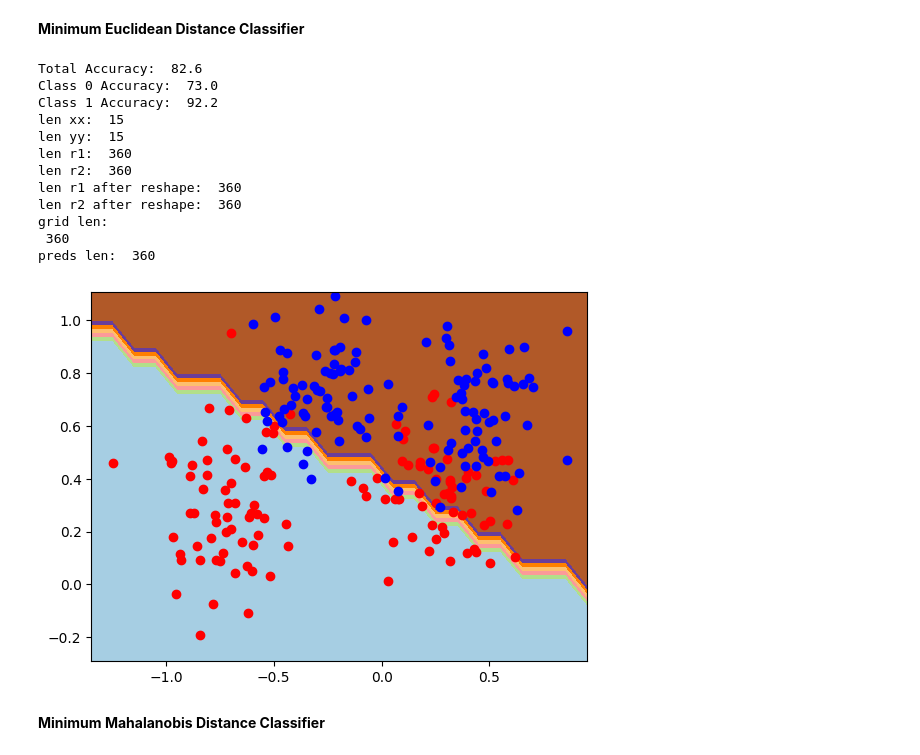
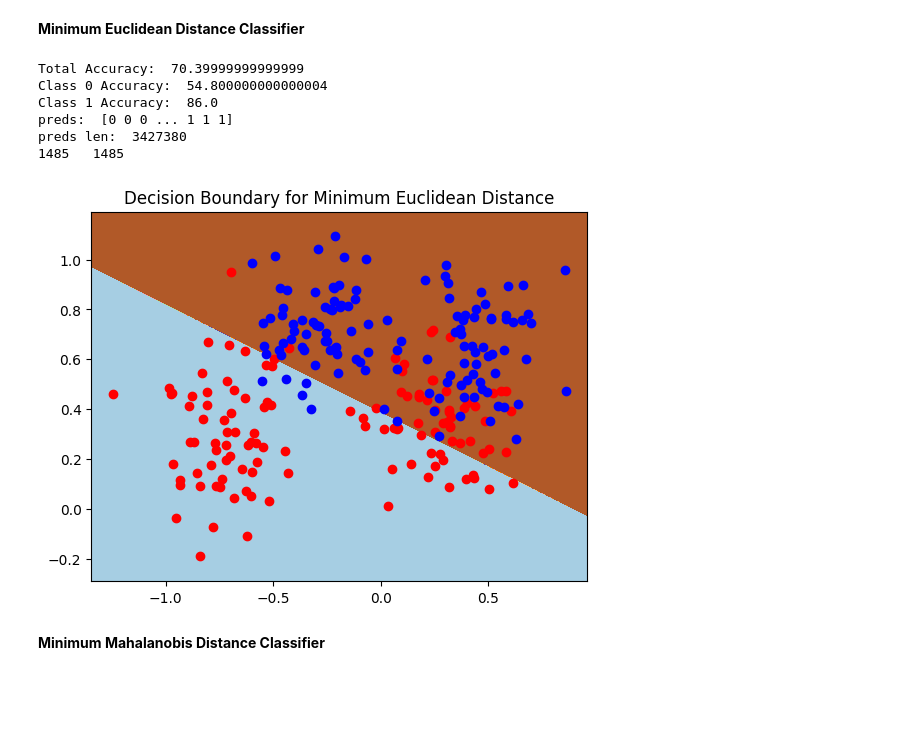
Before and after one commit to wcparham1/COSC522, a Jupyter notebook: CS522-Project1.ipynb, the cells around one changed output. Drawn from its saved outputs; the diff is of its cells as text; code cells hidden in the pictures; blank space fills up the shorter version.

```diff
--- a/CS522-Project1.ipynb
+++ b/CS522-Project1.ipynb
@@ -115,8 +115,15 @@ class MED_Classifier():
 
         for i in range(0, len(testing_set)):
             self.actual_class.append(testing_set[i][2])
-            c0 = (np.dot(np.transpose(self.means[0]) / self.sigmas[0], testing_set[i, :2]) - np.dot(np.transpose(self.means[0]), self.means[0]) / (2 * self.sigmas[0]) + np.log(self.prior))
-            c1 = (np.dot(np.transpose(self.means[1]) / self.sigmas[1], testing_set[i, :2]) - np.dot(np.transpose(self.means[1]), self.means[1]) / (2 * self.sigmas[1]) + np.log(self.prior))
+            #c0 = (np.dot(np.transpose(self.means[0]) / self.sigmas[0], testing_set[i, :2]) - np.dot(np.transpose(self.means[0]), self.means[0]) / (2 * self.sigmas[0]) + np.log(self.prior))
+            #c1 = (np.dot(np.transpose(self.means[1]) / self.sigmas[1], testing_set[i, :2]) - np.dot(np.transpose(self.means[1]), self.means[1]) / (2 * self.sigmas[1]) + np.log(self.prior))
+
+
+            # c0 = (-1) * np.abs(testing_set[i, :2] - self.means[0]) / (2 * self.sigmas[0]) + np.log(self.prior)
+            # c1 = (-1) * np.abs(testing_set[i, :2] - self.means[1]) / (2 * self.sigmas[1]) + np.log(self.prior)
+
+            c0 = (-1) * np.dot(np.transpose(testing_set[i, :2] - self.means[0]),  (testing_set[i, :2] - self.means[0])) / 2 * self.sigmas[0] + np.log(self.prior)
+            c1 = (-1) * np.dot(np.transpose(testing_set[i, :2] - self.means[1]),  (testing_set[i, :2] - self.means[1])) / 2 * self.sigmas[1] + np.log(self.prior)
 
             self.probs.append((c0,c1))
 
@@ -148,6 +155,9 @@ class MED_Classifier():
         print('Class 0 Accuracy: ', 100 * (class_0_counter / 500))
         print('Class 1 Accuracy: ', 100 * (class_1_counter / 500))
 
+        return(100 * (accuracy_counter / (len(self.probs))), 100 * (class_0_counter / 500), 100 * (class_1_counter / 500))
+
+
     def make_preds(self, grid):
 
         self.pred_list = []
@@ -161,49 +171,47 @@ class MED_Classifier():
         for i in range(0, len(self.pred_probs)):
             if(self.pred_probs[i][0] > self.pred_probs[i][1]):
                 self.pred_list.append(0)
             else:
                 self.pred_list.append(1)
 
         return self.pred_list
 
     def vis(self):
         #define bounds of the doman
         min1, max1 = training_set[:, 0].min() - .1, training_set[:, 0].max() + .1
         min2, max2 = training_set[:, 1].min() - .1, training_set[:, 1].max() + .1
-        x1grid = np.arange(min1, max1, 0.1)
-        x2grid = np.arange(min2, max2, 0.1)
+        x1grid = np.arange(min1, max1, 0.001)
+        x2grid = np.arange(min2, max2, 0.001)
         xx, yy = np.meshgrid(x1grid, x2grid)
         r1, r2 = xx.flatten(), yy.flatten()
         r1, r2 = r1.reshape((len(r1), 1)), r2.reshape((len(r2), 1))
         grid = np.hstack((r1, r2))
         preds = self.make_preds(grid)
         preds = np.array(preds)
+        print('preds: ', preds)
+        print('preds len: ', len(preds))
+        print(len(xx), ' ', len(yy))
         zz = preds.reshape(xx.shape)
 
         plt.contourf(xx, yy, zz, cmap='Paired')
         plt.scatter(training_set_x_c1, training_set_y_c1,c='red')
         plt.scatter(training_set_x_c2, training_set_y_c2, c='blue')
+        plt.title('Decision Boundary for Minimum Euclidean Distance')
 
 
 med_classifier = MED_Classifier()
 med_classifier.fit(training_set=training_set)
 med_classifier.predict(testing_set=testing_set)
-med_classifier.evaluate()
+med_results = med_classifier.evaluate()
 med_classifier.vis()
 # %% [output]
-Total Accuracy:  82.6
-Class 0 Accuracy:  73.0
-Class 1 Accuracy:  92.2
-len xx:  15
-len yy:  15
-len r1:  360
-len r2:  360
-len r1 after reshape:  360
-len r2 after reshape:  360
-grid len:
- 360
-preds len:  360
+Total Accuracy:  70.39999999999999
+Class 0 Accuracy:  54.800000000000004
+Class 1 Accuracy:  86.0
+preds:  [0 0 0 ... 1 1 1]
+preds len:  3427380
+1485   1485
-[figure, old version]
+[figure, new version]
 # %% [markdown]
 **Minimum Mahalanobis Distance Classifier**
 # %%
```
Also changed, not shown: parts of 6 cells of this notebook.
